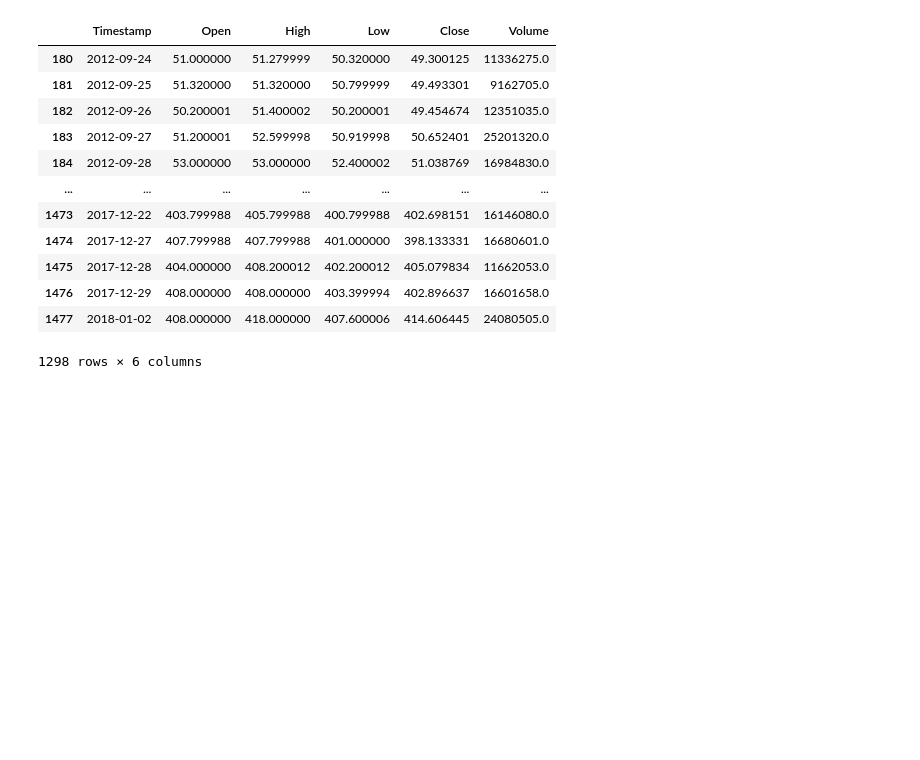
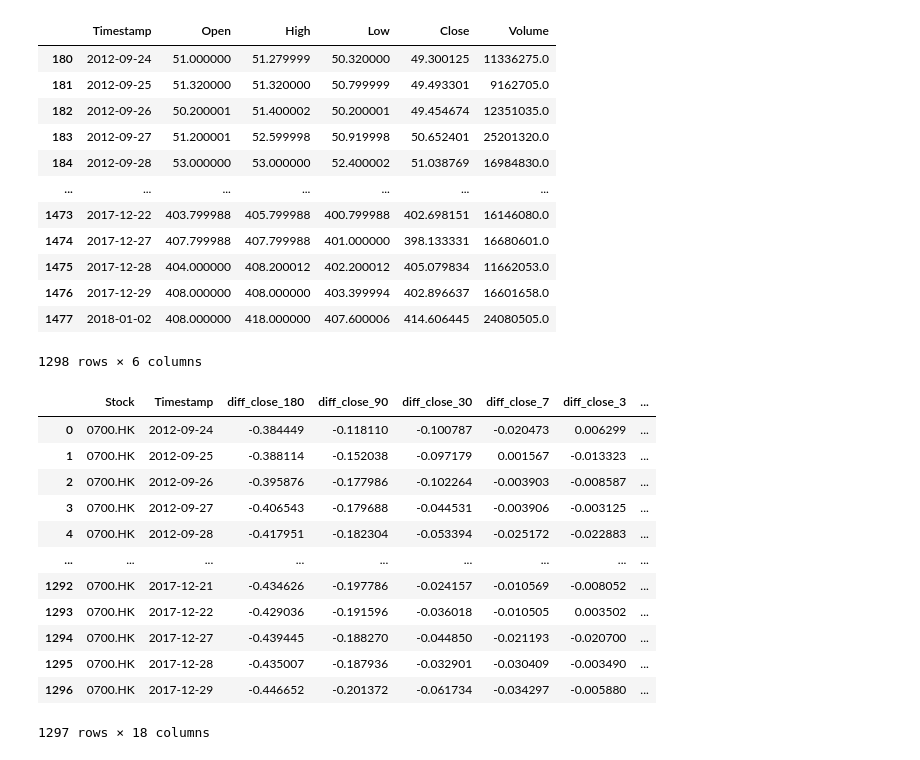
Before and after one commit to willzwetolitz/DS340W, a Jupyter notebook: test_data_transform.ipynb, the cells around one changed output. Saved outputs shown, nothing was run; the diff lists cells and outputs as text; code cells hidden in the pictures; blank space fills up the shorter version.

```diff
--- a/test_data_transform.ipynb
+++ b/test_data_transform.ipynb
@@ -32,23 +33,3 @@ train_data
 | 1476 | 2017-12-29 | 408.000000 | 408.000000 | 403.399994 | 402.896637 | 16601658.0 |
 | 1477 | 2018-01-02 | 408.000000 | 418.000000 | 407.600006 | 414.606445 | 24080505.0 |
 1478 rows × 6 columns
-# %%
-history = 180
-bins = [180, 90, 30, 7, 3]
-
-res = []
-
-for i in range(185,195):
-
-	train_temp = train_data[['Close', 'Volume']][i-history-1:i]
-	close = train_temp[['Close']]/train_temp[['Close']].values[-1]
-	vol = train_temp[['Volume']]/train_temp[['Volume']].values[-1]
-
-	diff_close = [close[-j].values[0]-close[-1].values[0] for j in bins]
-	stdev_close = [close[-j:].std().values[0] for j in bins]
-	avg_vol = [vol[-j:].mean().values[0] for j in bins]
-
-	total_row = diff_close + stdev_close + avg_vol
-	res.append(total_row)
-
-res
@@ -86,3 +51,54 @@ for i in range(179, len(train_data)):
 | 1476 | 2017-12-29 | 408.000000 | 408.000000 | 403.399994 | 402.896637 | 16601658.0 |
 | 1477 | 2018-01-02 | 408.000000 | 418.000000 | 407.600006 | 414.606445 | 24080505.0 |
 1298 rows × 6 columns
+# %%
+def do_transform(train_data):
+    history = 180
+    bins = [180, 90, 30, 7, 3]
+    res = []
+    for i in range(180, train_data.shape[0]-1):
+        train_temp = train_data[['Close', 'Volume']][i-history:i]
+        close = train_temp[['Close']]/train_temp[['Close']].values[-1]
+        vol = train_temp[['Volume']]/train_temp[['Volume']].values[-1]
+        diff_close = [close.values[-j][0]-close.values[-1][0] for j in bins]
+        stdev_close = [close[-j:].std().values[0] for j in bins]
+        avg_vol = [vol[-j:].mean().values[0] for j in bins]
+
+        total_row = diff_close + stdev_close + avg_vol + [train_data[['Close']].values[i+1][0]/train_temp[['Close']].values[-1] - train_data[['Close']].values[i][0]/train_temp[['Close']].values[-1]]
+        res.append(total_row)
+    return pd.DataFrame(res, columns=['diff_close_180', 'diff_close_90', 'diff_close_30', 'diff_close_7', 'diff_close_3', 'std_close_180', 'std_close_90', 'std_close_30', 'std_close_7', 'std_close_3', 'avg_vol_180', 'avg_vol_90', 'avg_vol_30', 'avg_vol_7', 'avg_vol_3', 'target'])
+
+#Include stock name and timestamp as columns
+#Store transformed dataframes in list
+#Concatenate after transformation
+
+# Return train csv as transformed dataframe
+def transform_data(fname):
+    stock = fname.split('/')[2].split('_')[0]
+    train_data = pd.read_csv(fname)
+    transformed_data = do_transform(train_data)
+    timestamps = np.array(train_data[['Timestamp']][180:train_data.shape[0]-1])
+    transformed_data.insert(0, 'Timestamp', timestamps)
+    transformed_data.insert(0, 'Stock', stock)
+    return transformed_data
+
+# Get list of transformed train dataframes and concatenate
+train_dfs = []
+for train_fname in [train_fnames[0]]:
+    train_dfs.append(transform_data(train_fname))
+train_all = pd.concat(train_dfs)
+train_all
+# %% [output]
+|  | Stock | Timestamp | diff_close_180 | diff_close_90 | diff_close_30 | diff_close_7 | diff_close_3 | ... |
+| 0 | 0700.HK | 2012-09-24 | -0.384449 | -0.118110 | -0.100787 | -0.020473 | 0.006299 | ... |
+| 1 | 0700.HK | 2012-09-25 | -0.388114 | -0.152038 | -0.097179 | 0.001567 | -0.013323 | ... |
+| 2 | 0700.HK | 2012-09-26 | -0.395876 | -0.177986 | -0.102264 | -0.003903 | -0.008587 | ... |
+| 3 | 0700.HK | 2012-09-27 | -0.406543 | -0.179688 | -0.044531 | -0.003906 | -0.003125 | ... |
+| 4 | 0700.HK | 2012-09-28 | -0.417951 | -0.182304 | -0.053394 | -0.025172 | -0.022883 | ... |
+| ... | ... | ... | ... | ... | ... | ... | ... | ... |
+| 1292 | 0700.HK | 2017-12-21 | -0.434626 | -0.197786 | -0.024157 | -0.010569 | -0.008052 | ... |
+| 1293 | 0700.HK | 2017-12-22 | -0.429036 | -0.191596 | -0.036018 | -0.010505 | 0.003502 | ... |
+| 1294 | 0700.HK | 2017-12-27 | -0.439445 | -0.188270 | -0.044850 | -0.021193 | -0.020700 | ... |
+| 1295 | 0700.HK | 2017-12-28 | -0.435007 | -0.187936 | -0.032901 | -0.030409 | -0.003490 | ... |
+| 1296 | 0700.HK | 2017-12-29 | -0.446652 | -0.201372 | -0.061734 | -0.034297 | -0.005880 | ... |
+1297 rows × 18 columns
```
Also changed, not shown: parts of 3 cells of this notebook.
